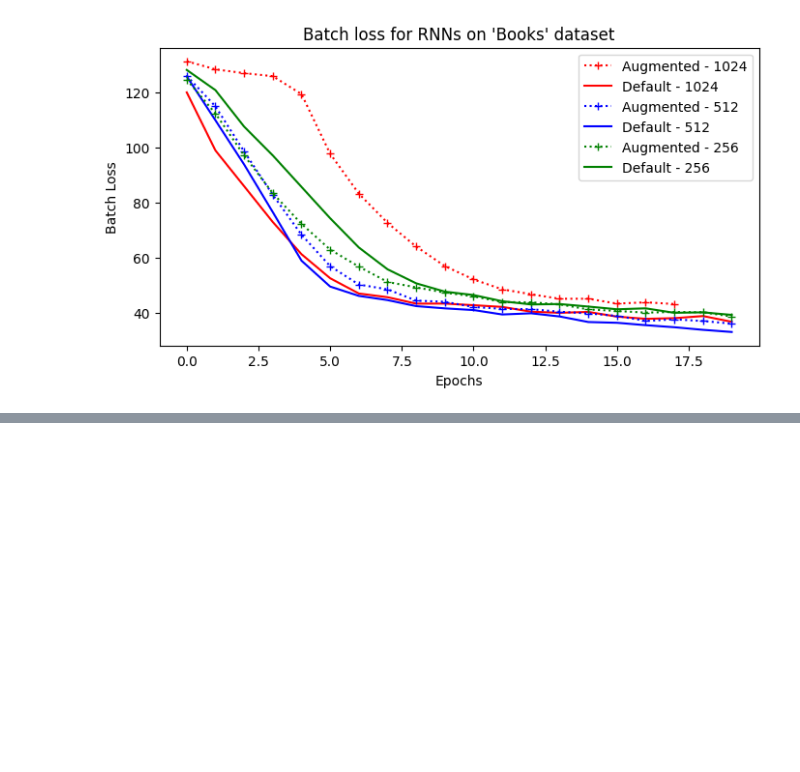
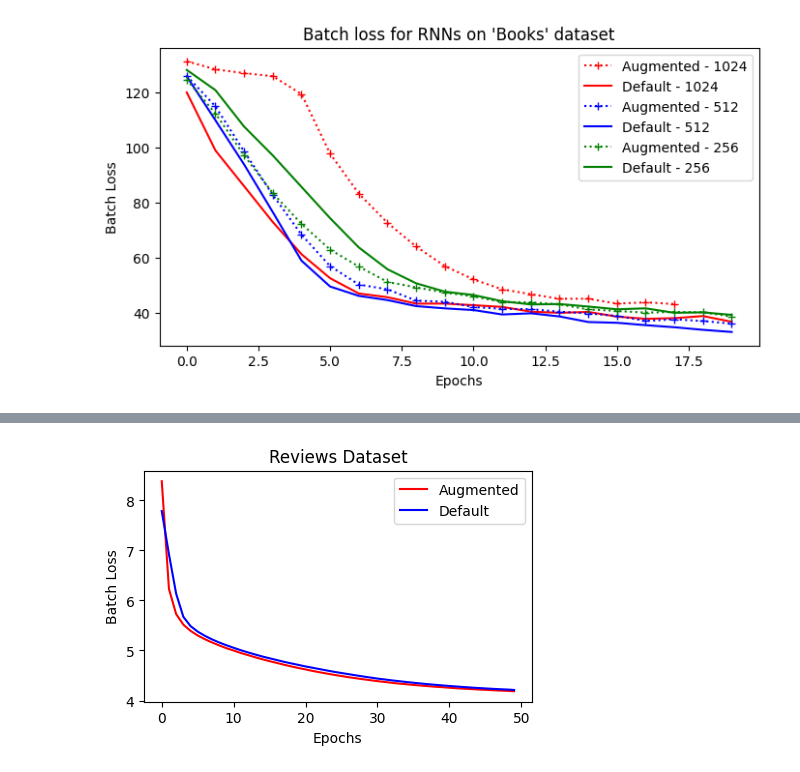
Before and after one commit to JayOrten/controllableRNN, a Jupyter notebook: notebooks/create_graphs.ipynb, the cells around one changed output, grey strips where cells are left out. Drawn from its saved outputs; the diff is of its cells as text; code cells hidden in the pictures; blank space fills up the shorter version.

```diff
--- a/notebooks/create_graphs.ipynb
+++ b/notebooks/create_graphs.ipynb
@@ -165,0 +196,2 @@ plt.show()
+# %%
+df = pd.read_csv('../data/results/transformer_reviews_results.csv')
@@ -165,0 +207,19 @@ plt.show()
+# %%
+df = df[['edited_3_reviews_200 - train_loss', 'normal_reviews_200 - train_loss']]
+# %%
+refined_df = df.rename(columns={
+    "edited_3_reviews_200 - train_loss":"Augmented",
+    "normal_reviews_200 - train_loss":"Default"
+})
+# %%
+fig, axs = plt.subplots(figsize=(5, 3))        # Create an empty Matplotlib Figure and Axes
+refined_df.plot.line(ax=axs, style={'Augmented':'r',
+                                    'Default':'b',}, )                   # Use pandas to put the area plot on the prepared Figure/Axes
+axs.set_ylabel("Batch Loss")
+axs.set_xlabel("Epochs")
+axs.set_title("Reviews Dataset")
+axs.legend(["Augmented", "Default"])
+fig.savefig("transformer_reviews_plot.png", bbox_inches = "tight")           # Save the Figure/Axes using the existing Matplotlib method.
+plt.show()
+# %% [output]
+[figure, added]
```
Also changed, not shown: parts of 8 cells of this notebook, 45 other files.
